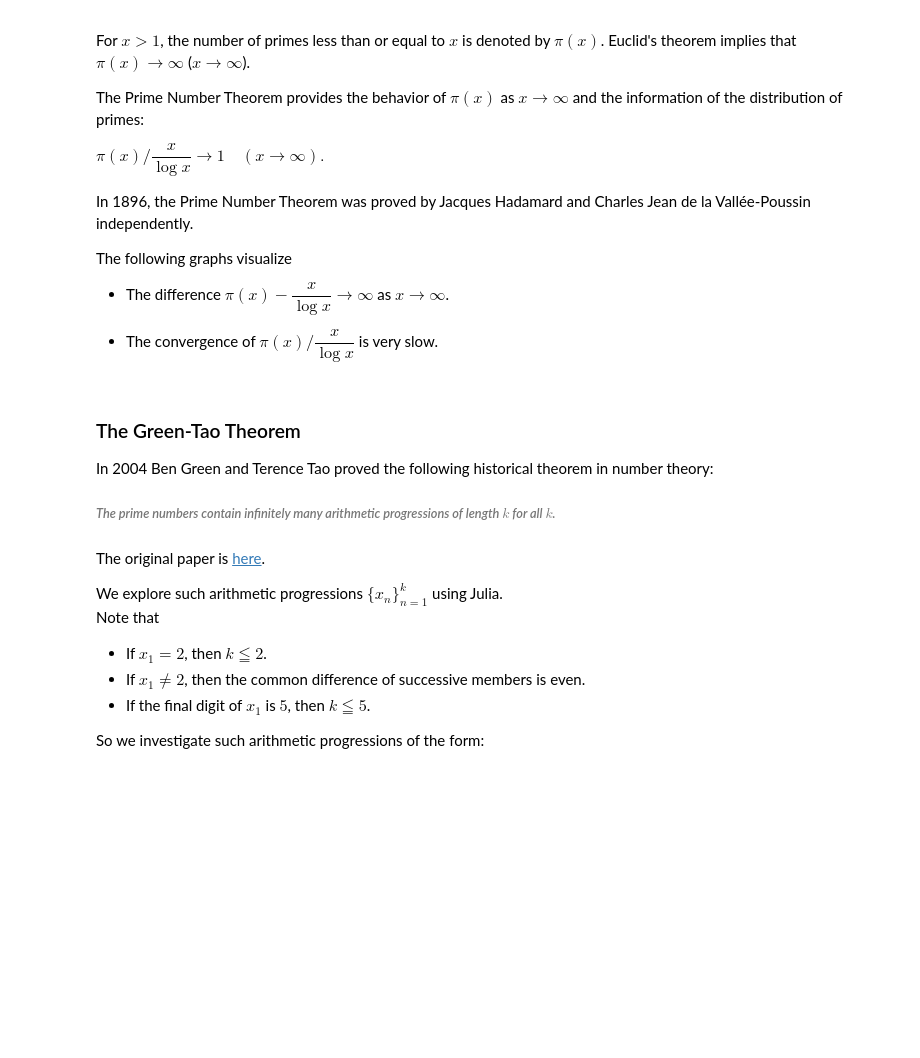
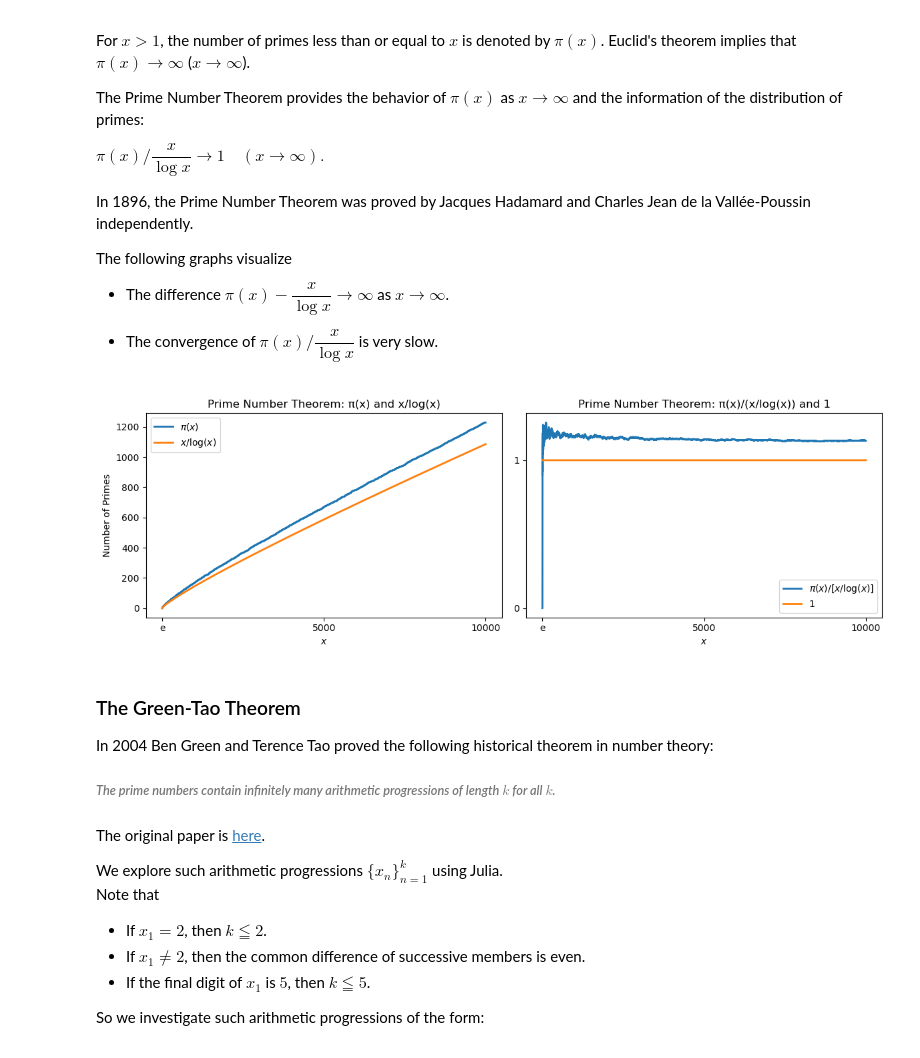
Before and after one commit to fiomfd/ATCM2025, a Jupyter notebook: python_Green-Tao_abc.ipynb, the cells around one changed output. Saved outputs shown, nothing was run; the diff lists cells and outputs as text; code cells hidden in the pictures; blank space fills up the shorter version.

```diff
--- a/python_Green-Tao_abc.ipynb
+++ b/python_Green-Tao_abc.ipynb
@@ -22,6 +54,66 @@ The following graphs visualize
 - The difference $\pi(x) - \dfrac{x}{\log{x}} \rightarrow \infty$ as $x \rightarrow \infty$.
 
 - The convergence of $\pi(x) \bigg/ \dfrac{x}{\log{x}}$ is very slow.
+# %%
+# Initialization
+P1 = np.zeros(10000)
+L1 = np.zeros(10000)
+N1 = np.zeros(10000)
+Q1 = np.ones(10000)
+R1 = np.zeros(10000)
+
+# Substitute the first two terms (Python starts at 0)
+P1[1] = 1
+P1[2] = 1
+L1[1] = 3 / log(3)
+L1[2] = 3 / log(3)
+N1[1] = 1
+N1[2] = 2
+
+# Main Loop
+for i in range(3, 10000):
+    A1 = np.array([float(isprime(j)) for j in range(1, i + 1)])
+    P1[i] = np.sum(A1)
+    L1[i] = i / log(i)
+    N1[i] = i
+    R1[i] = P1[i] /L1[i]
+
+# ====================
+# Create a diagram
+# ====================
+
+# Two subplots side by side
+fig, (ax1, ax2) = plt.subplots(1, 2, figsize=(12, 4))
+
+# --- Figure 1 ---
+ax1.plot(N1, P1, label=r"$\pi(x)$", linewidth=2)
+ax1.plot(N1, L1, label=r"$x/\log(x)$", linewidth=2)
+
+ax1.set_title("Prime Number Theorem: π(x) and x/log(x)")
+ax1.set_xlabel(r"$x$")
+ax1.set_ylabel("Number of Primes")
+ax1.set_xticks([1, 5000, 10000])
+ax1.set_xticklabels(["e", "5000", "10000"])
+ax1.legend(loc='upper left', fontsize=10)
+ax1.grid(False)
+
+# --- Figure 2 ---
+ax2.plot(N1, R1, label=r"$\pi(x)/[x/\log(x)]$", linewidth=2)
+ax2.plot(N1, Q1, label="1", linewidth=2)
+
+ax2.set_title("Prime Number Theorem: π(x)/(x/log(x)) and 1")
+ax2.set_xlabel(r"$x$")
+ax2.set_xticks([1, 5000, 10000])
+ax2.set_xticklabels(["e", "5000", "10000"])
+ax2.set_yticks([0, 1])
+ax2.grid(False)
+ax2.legend(loc='lower right', fontsize=10)
+
+# Margin adjustment (simple with tight_layout)
+plt.tight_layout()
+plt.show()
+# %% [output]
+[figure, added]
 # %% [markdown]
 ### The Green-Tao Theorem
 
```
Also changed, not shown: parts of 4 cells of this notebook.
